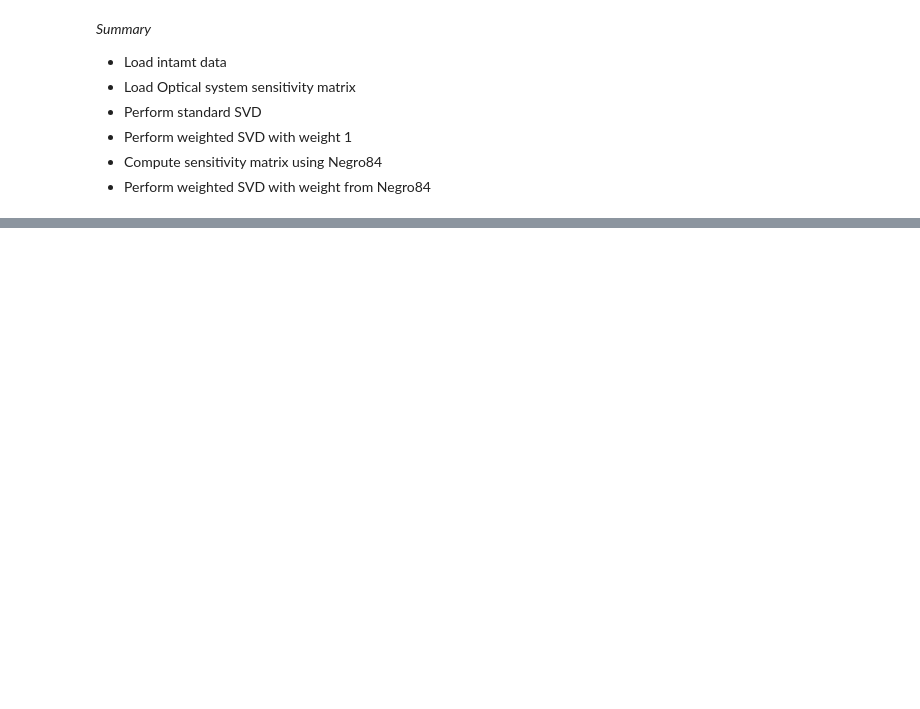
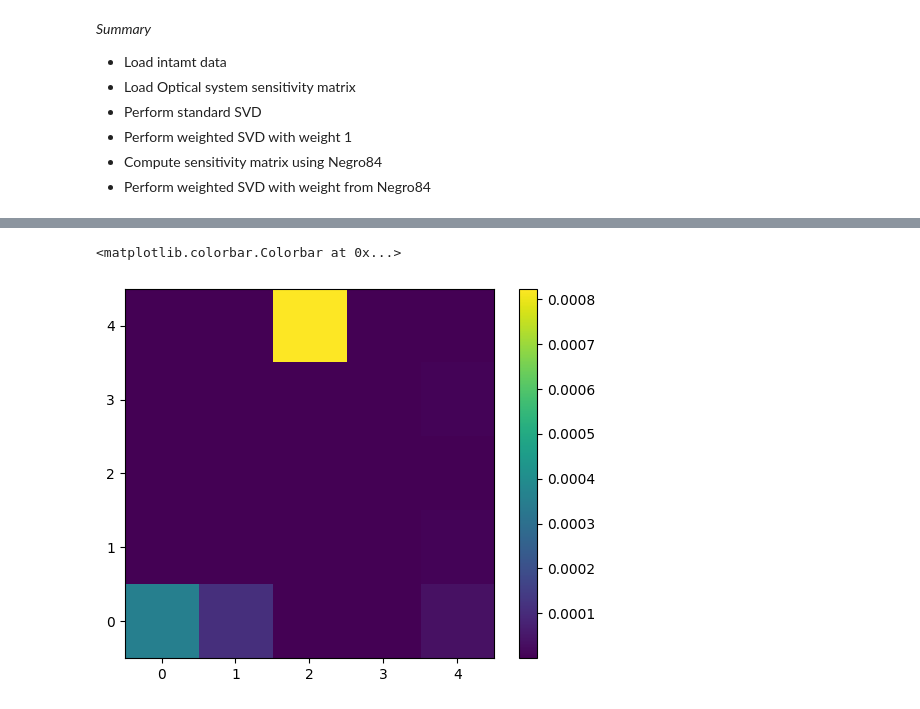
Before and after one commit to ArcetriAdaptiveOptics/M4, a Jupyter notebook: scripts/misc/WeightedSVD.ipynb, the cells around one changed output, grey strips where cells are left out. Drawn from its saved outputs; the diff is of its cells as text; code cells hidden in the pictures; blank space fills up the shorter version.

```diff
--- a/scripts/misc/WeightedSVD.ipynb
+++ b/scripts/misc/WeightedSVD.ipynb
@@ -11,12 +11,27 @@
 from arte.utils.zernike_projection_on_subaperture import ZernikeProjectionOnSubaperture
 from astropy.io import fits
 import numpy as np
+import matplotlib.pyplot as plt
+
 IMfile="/mnt/backup/Archeopterix_20230517/Data/M4Data/OPTData/AlignmentCalibration/20231027_131458/InteractionMatrix.fits"
+cmfile="/mnt/backup/Archeopterix_20230517/Data/M4Data/OPTData/AlignmentCalibration/20231027_131458/CMat.fits"
 hdul = fits.open(IMfile)
 hdul.info()
-IMat=hdul[0].data.copy()
-print(IMat)
+IMat_loaded=hdul[0].data.copy()
+print("scaled 1e9 loaded intmat")
+with np.printoptions(precision=3, suppress=True):
+    print(IMat_loaded*1e9)
 hdul.close()
+
+hdul = fits.open(cmfile)
+hdul.info()
+cmat=hdul[0].data.copy()
+print(cmat)
+hdul.close()
+IMat = IMat_loaded @ np.linalg.pinv(cmat)
+print("scaled 1e9 intmat projected to orthognormal commands")
+with np.printoptions(precision=3, suppress=True):
+    print(IMat*1e9)
 # %% [output]
 Filename: /mnt/backup/Archeopterix_20230517/Data/M4Data/OPTData/AlignmentCalibration/20231027_131458/InteractionMatrix.fits
 No.    Name      Ver    Type      Cards   Dimensions   Format
@@ -81,0 +161,6 @@ with np.printoptions(precision=0, suppress=True):
+# %%
+plt.imshow(np.abs ((RMat-RMat2)/RMat))
+plt.colorbar()
+# %% [output]
+<matplotlib.colorbar.Colorbar at 0x...>
+[figure, added]
```
Also changed, not shown: parts of 8 cells of this notebook.
